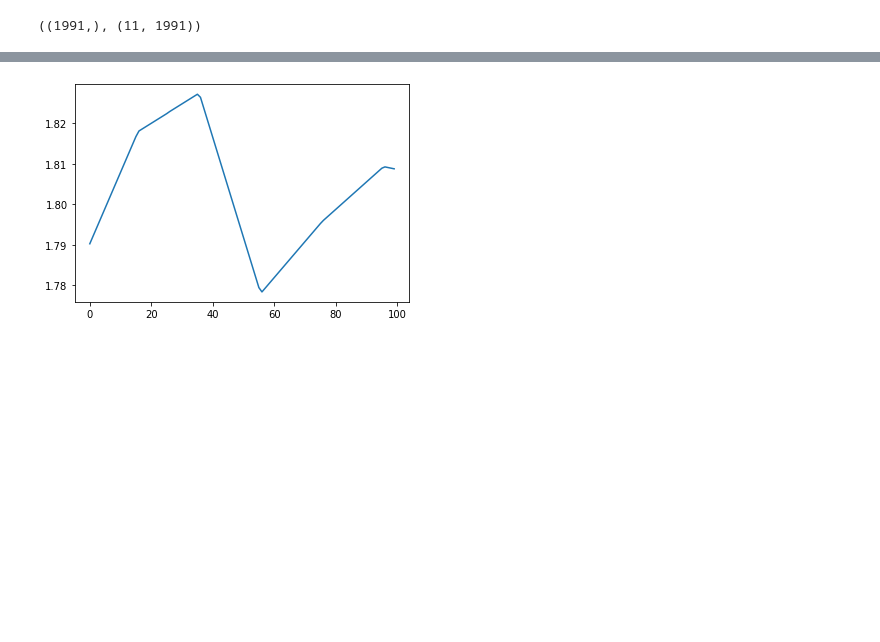
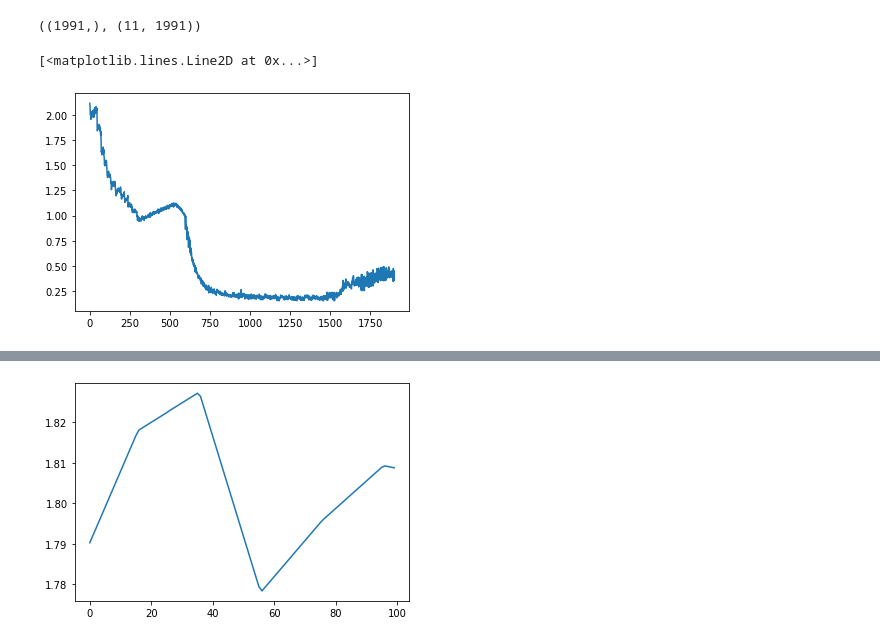
Before and after one commit to YoungseogChung/NNKit, a Jupyter notebook: data/check_dataset_works.ipynb, the cells around one changed output, grey strips where cells are left out. Saved outputs shown, nothing was run; the diff lists cells and outputs as text; code cells hidden in the pictures; blank space fills up the shorter version.

```diff
--- a/data/check_dataset_works.ipynb
+++ b/data/check_dataset_works.ipynb
@@ -31,3 +31,12 @@ comp_y1 = comp_y[0]
 orig_data1[0].shape, orig_data1[1].shape
 # %% [output]
 ((1991,), (11, 1991))
+# %%
+prob = orig_data[164546]
+# %%
+plt.plot(prob[1][3][:1900])
+# plt.xlim(1800,)
+# plt.ylim(-5,)
+# %% [output]
+[<matplotlib.lines.Line2D at 0x...>]
+[figure, added]
```
Also changed, not shown: parts of 1 cell of this notebook, 24 other files.
